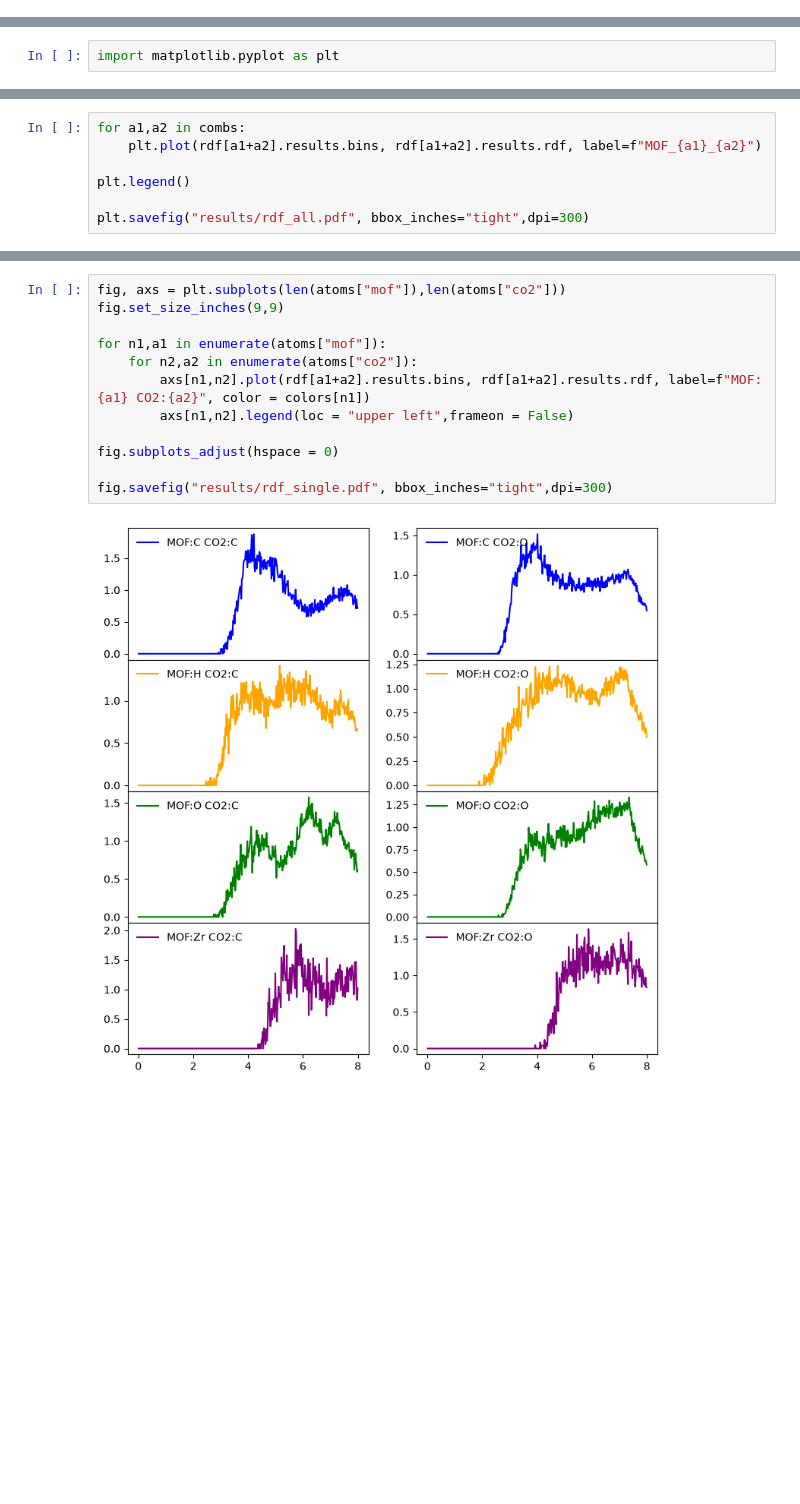
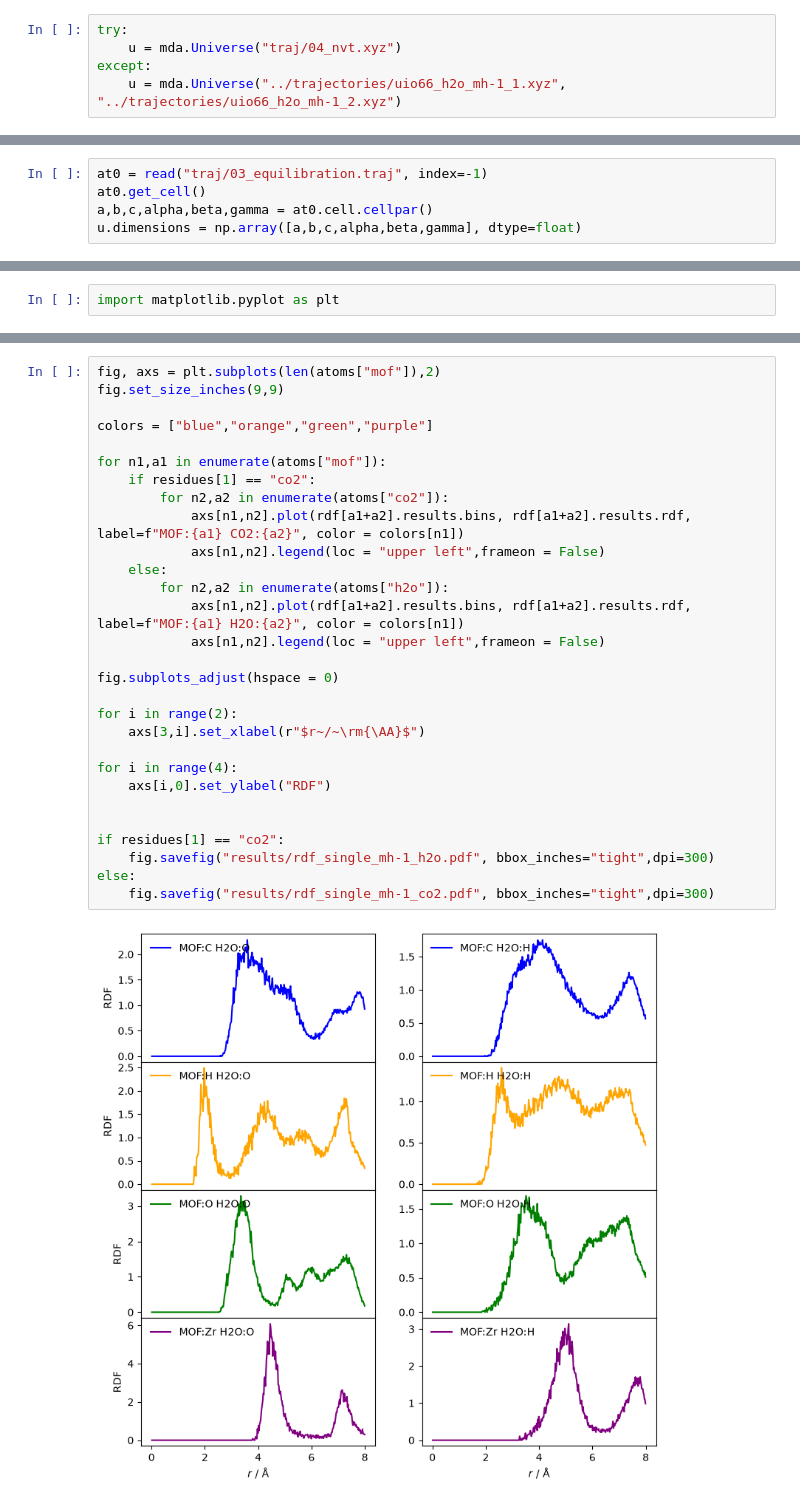
Before and after one commit to cbc-univie/mof_workshop, a Jupyter notebook: example/05_analysis.ipynb, the cells around one changed output, grey strips where cells are left out. Saved outputs shown, nothing was run; the diff lists cells and outputs as text; blank space fills up the shorter version.

```diff
--- a/example/05_analysis.ipynb
+++ b/example/05_analysis.ipynb
@@ -36,0 +37,5 @@ os.makedirs("results", exist_ok=True)
+# %%
+try:
+    u = mda.Universe("traj/04_nvt.xyz")
+except:
+    u = mda.Universe("../trajectories/uio66_h2o_mh-1_1.xyz", "../trajectories/uio66_h2o_mh-1_2.xyz")
@@ -36,0 +46,5 @@ os.makedirs("results", exist_ok=True)
+# %%
+at0 = read("traj/03_equilibration.traj", index=-1)
+at0.get_cell()
+a,b,c,alpha,beta,gamma = at0.cell.cellpar()
+u.dimensions = np.array([a,b,c,alpha,beta,gamma], dtype=float)
@@ -79,7 +105,0 @@ colors = ["blue","orange","green","purple"]
-# %%
-for a1,a2 in combs:
-    plt.plot(rdf[a1+a2].results.bins, rdf[a1+a2].results.rdf, label=f"MOF_{a1}_{a2}")
-
-plt.legend()
-
-plt.savefig("results/rdf_all.pdf", bbox_inches="tight",dpi=300)
@@ -88,14 +106,31 @@ plt.savefig("results/rdf_all.pdf", bbox_inches="tight",dpi=300)
 # %%
-fig, axs = plt.subplots(len(atoms["mof"]),len(atoms["co2"]))
+fig, axs = plt.subplots(len(atoms["mof"]),2)
 fig.set_size_inches(9,9)
 
+colors = ["blue","orange","green","purple"]
+
 for n1,a1 in enumerate(atoms["mof"]):
-    for n2,a2 in enumerate(atoms["co2"]):
-        axs[n1,n2].plot(rdf[a1+a2].results.bins, rdf[a1+a2].results.rdf, label=f"MOF:{a1} CO2:{a2}", color = colors[n1])
-        axs[n1,n2].legend(loc = "upper left",frameon = False)
+    if residues[1] == "co2":
+        for n2,a2 in enumerate(atoms["co2"]):
+            axs[n1,n2].plot(rdf[a1+a2].results.bins, rdf[a1+a2].results.rdf, label=f"MOF:{a1} CO2:{a2}", color = colors[n1])
+            axs[n1,n2].legend(loc = "upper left",frameon = False)
+    else:
+        for n2,a2 in enumerate(atoms["h2o"]):
+            axs[n1,n2].plot(rdf[a1+a2].results.bins, rdf[a1+a2].results.rdf, label=f"MOF:{a1} H2O:{a2}", color = colors[n1])
+            axs[n1,n2].legend(loc = "upper left",frameon = False)
 
 fig.subplots_adjust(hspace = 0)
 
-fig.savefig("results/rdf_single.pdf", bbox_inches="tight",dpi=300)
+for i in range(2):
+    axs[3,i].set_xlabel(r"$r~/~\rm{\AA}$")
+
+for i in range(4):
+    axs[i,0].set_ylabel("RDF")
+
+
+if residues[1] == "co2":
+    fig.savefig("results/rdf_single_mh-1_h2o.pdf", bbox_inches="tight",dpi=300)
+else:
+    fig.savefig("results/rdf_single_mh-1_co2.pdf", bbox_inches="tight",dpi=300)
 # %% [output]
-[figure, old version]
+[figure, new version]
```
Also changed, not shown: parts of 12 cells of this notebook, 4 other files.
